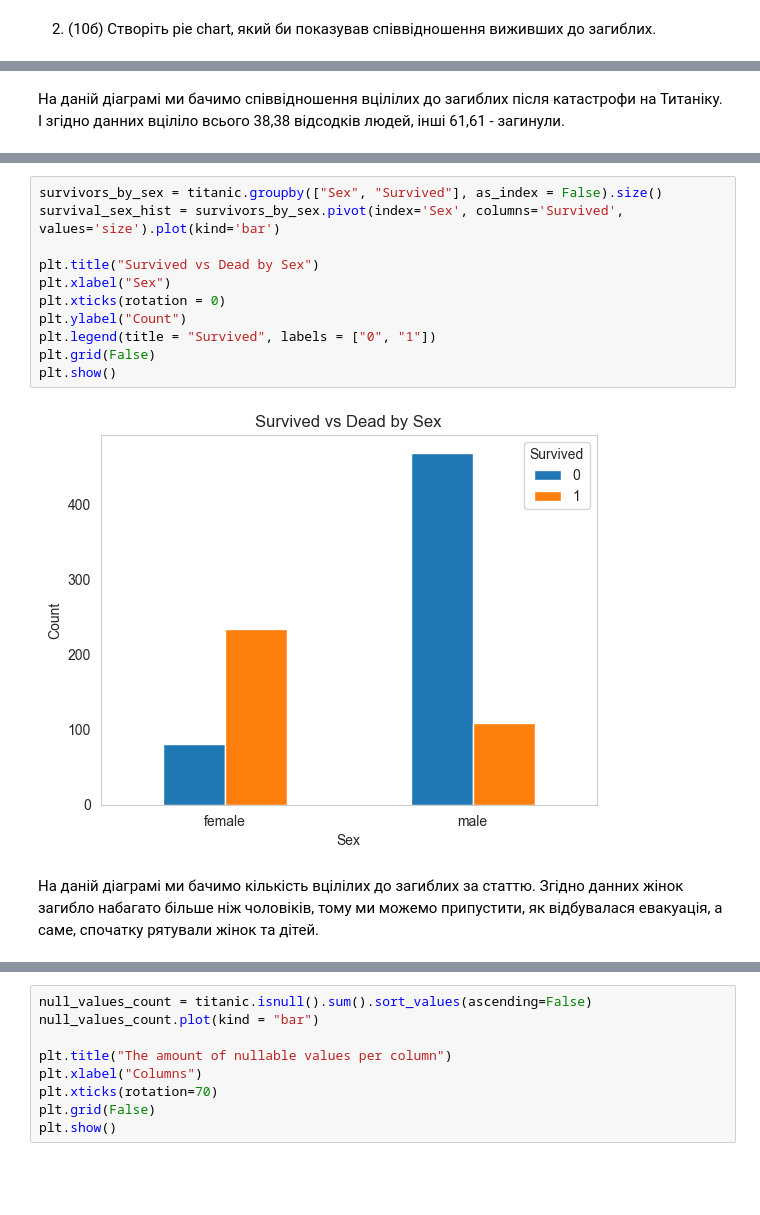
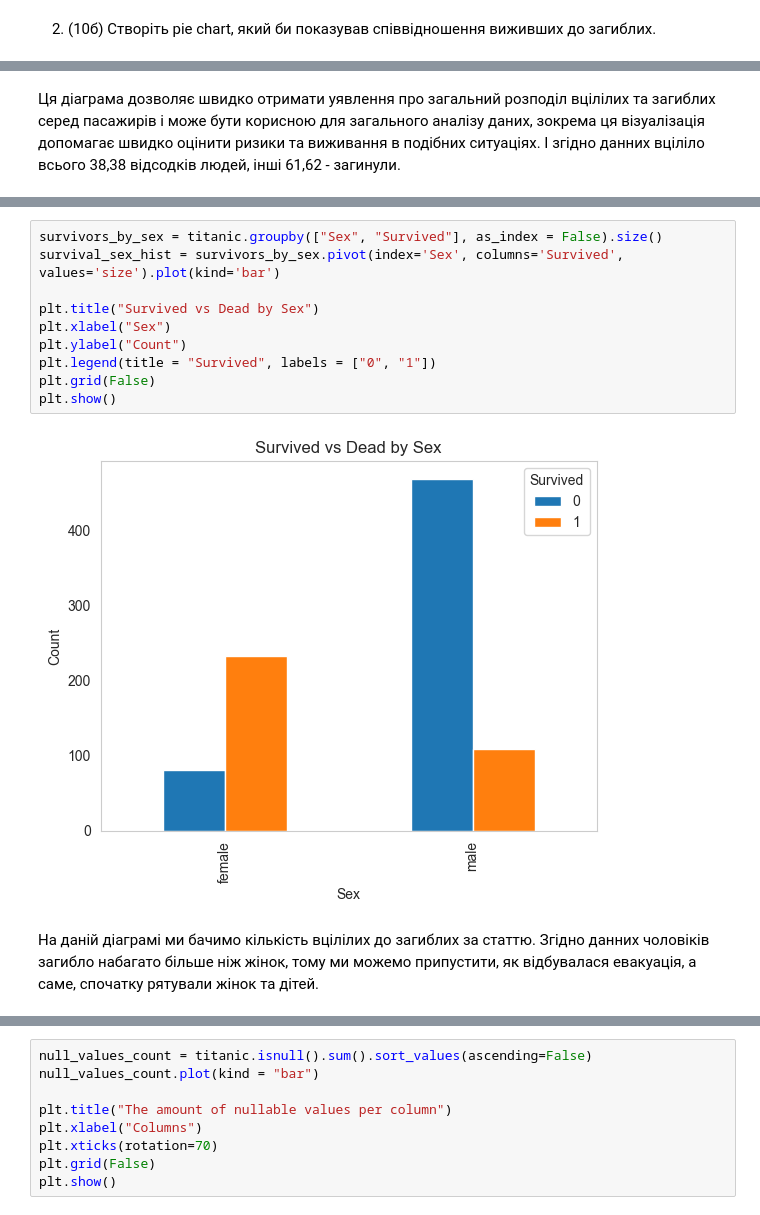
Before and after one commit to MishaTarasenko/Python, a Jupyter notebook: Practice_10/python_practice_10.ipynb, the cells around one changed output, grey strips where cells are left out. Drawn from its saved outputs; the diff is of its cells as text; blank space fills up the shorter version.

```diff
--- a/Practice_10/python_practice_10.ipynb
+++ b/Practice_10/python_practice_10.ipynb
@@ -62,5 +62,5 @@ plt.show()
-# %% [markdown]
-На даній діаграмі ми бачимо співвідношення вцілілих до загиблих після катастрофи на Титаніку. І згідно данних вціліло всього 38,38 відсодків людей, інші 61,61 - загинули.
+# %% [markdown]
+Ця діаграма дозволяє швидко отримати уявлення про загальний розподіл вцілілих та загиблих серед пасажирів і може бути корисною для загального аналізу даних, зокрема ця візуалізація допомагає швидко оцінити ризики та виживання в подібних ситуаціях. І згідно данних вціліло всього 38,38 відсодків людей, інші 61,62 - загинули.
 # %% [markdown]
 3. (20б) Створіть bar chart, який би показував співвідношення загиблих до виживших для кожної статі. Для groupby використовуйте атрибут as_index=False.
 
@@ -69,18 +69,17 @@ plt.show()
 # %%
 survivors_by_sex = titanic.groupby(["Sex", "Survived"], as_index = False).size()
 survival_sex_hist = survivors_by_sex.pivot(index='Sex', columns='Survived', values='size').plot(kind='bar')
 
 plt.title("Survived vs Dead by Sex")
 plt.xlabel("Sex")
-plt.xticks(rotation = 0)
 plt.ylabel("Count")
 plt.legend(title = "Survived", labels = ["0", "1"])
 plt.grid(False)
 plt.show()
 # %% [output]
-[figure, old version]
+[figure, new version]
 # %% [markdown]
-На даній діаграмі ми бачимо кількість вцілілих до загиблих за статтю. Згідно данних жінок загибло набагато більше ніж чоловіків, тому ми можемо припустити, як відбувалася евакуація, а саме, спочатку рятували жінок та дітей.
+На даній діаграмі ми бачимо кількість вцілілих до загиблих за статтю. Згідно данних чоловіків загибло набагато більше ніж жінок, тому ми можемо припустити, як відбувалася евакуація, а саме, спочатку рятували жінок та дітей.
 # %% [markdown]
 4. (20б) Відобразіть кількість пропущених значень в датасеті по кожній із змінних.
 
```
Also changed, not shown: parts of 8 cells of this notebook.
